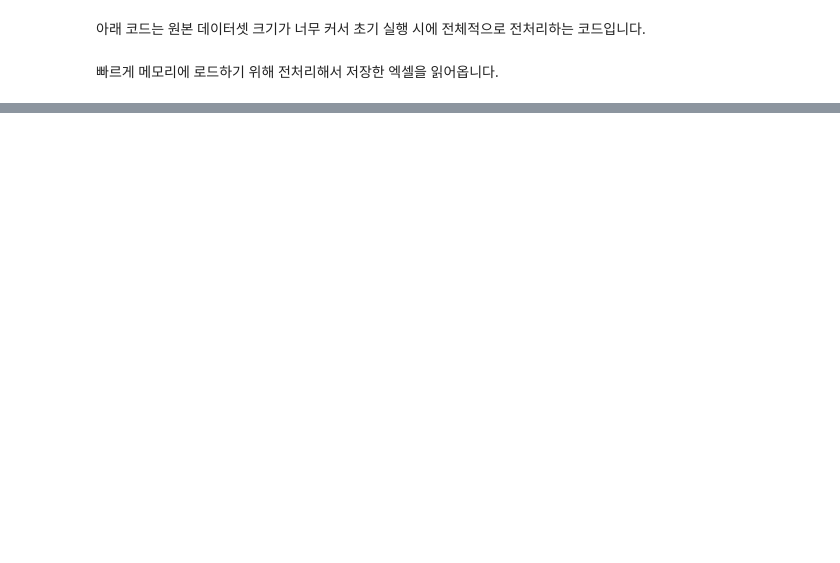
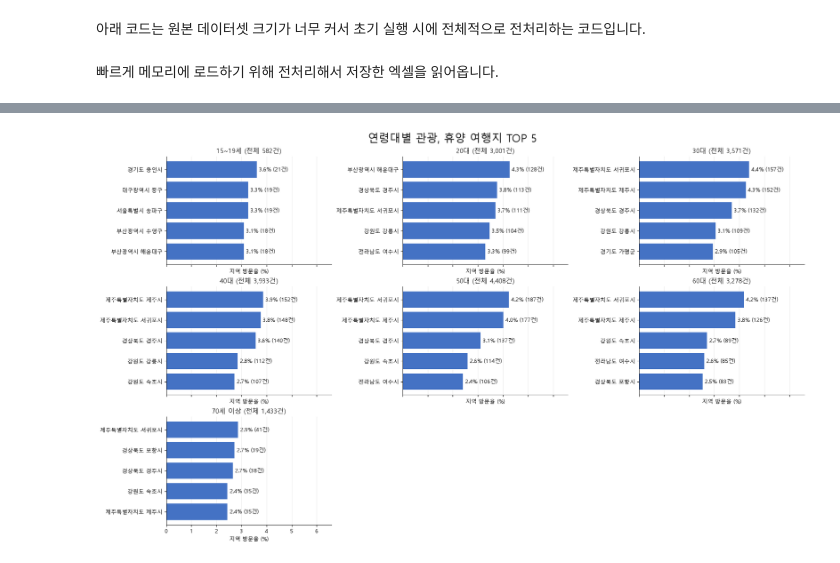
Before and after one commit to jamm-king/AI-X, a Jupyter notebook: exam01/main.ipynb, the cells around one changed output, grey strips where cells are left out. Saved outputs shown, nothing was run; the diff lists cells and outputs as text; code cells hidden in the pictures; blank space fills up the shorter version.

```diff
--- a/exam01/main.ipynb
+++ b/exam01/main.ipynb
@@ -439,0 +42,4 @@ display(marital_total)
+# %%
+# [분석 데이터 불러오기] 저장된 전처리 엑셀을 읽습니다. 이미 전처리했다면 원자료 로딩·변환을 생략할 수 있습니다.
+df_processed = pd.read_excel("2025년 국민여행조사.xlsx")
+df_processed.info()
@@ -439,0 +180,33 @@ display(marital_total)
+# %%
+# [4단계: 시각화] 연령대별 방문율 상위 5개 지역과 방문 건수를 막대그래프로 표시합니다.
+if age_top5.empty:
+    print("시각화할 방문 데이터가 없습니다.")
+else:
+    ncols = 3
+    nrows = math.ceil(len(age_order) / ncols)
+    fig, axes = plt.subplots(nrows, ncols, figsize=(18, 3.5 * nrows),
+                             sharex=True, squeeze=False, constrained_layout=True)
+    for ax, group in zip(axes.flat, age_order):
+        subset = age_top5[age_top5["연령대"] == group]
+        total = int(age_total.set_index("연령대").loc[group, "전체여행건수"])
+        ax.set_title(f"{group} (전체 {total:,}건)")
+        if subset.empty:
+            ax.text(0.5, 0.5, "방문지역 데이터 없음" if total else "분석 대상 여행 없음",
+                    ha="center", va="center", transform=ax.transAxes)
+            ax.set_axis_off()
+            continue
+        bars = ax.barh(subset["방문지역"], subset["지역방문율"], color=BAR_COLOR)
+        ax.bar_label(bars, labels=[f"{r:.1f}% ({c:,}건)" for r, c in
+                     zip(subset["지역방문율"], subset["방문여행건수"])], padding=4)
+        ax.invert_yaxis()
+        ax.set_xlabel("지역 방문율 (%)")
+        ax.set_axisbelow(True)
+        ax.grid(axis="x", alpha=0.25)
+        ax.spines[["top", "right"]].set_visible(False)
+    for ax in list(axes.flat)[len(age_order):]:
+        ax.set_visible(False)
+    axes.flat[0].set_xlim(0, max(age_top5["지역방문율"].max() * 1.5, 1))
+    fig.suptitle("연령대별 관광, 휴양 여행지 TOP 5", fontsize=20)
+    plt.show()
+# %% [output]
+[figure, added]
```
Also changed, not shown: parts of 43 cells of this notebook, 6 other files.
